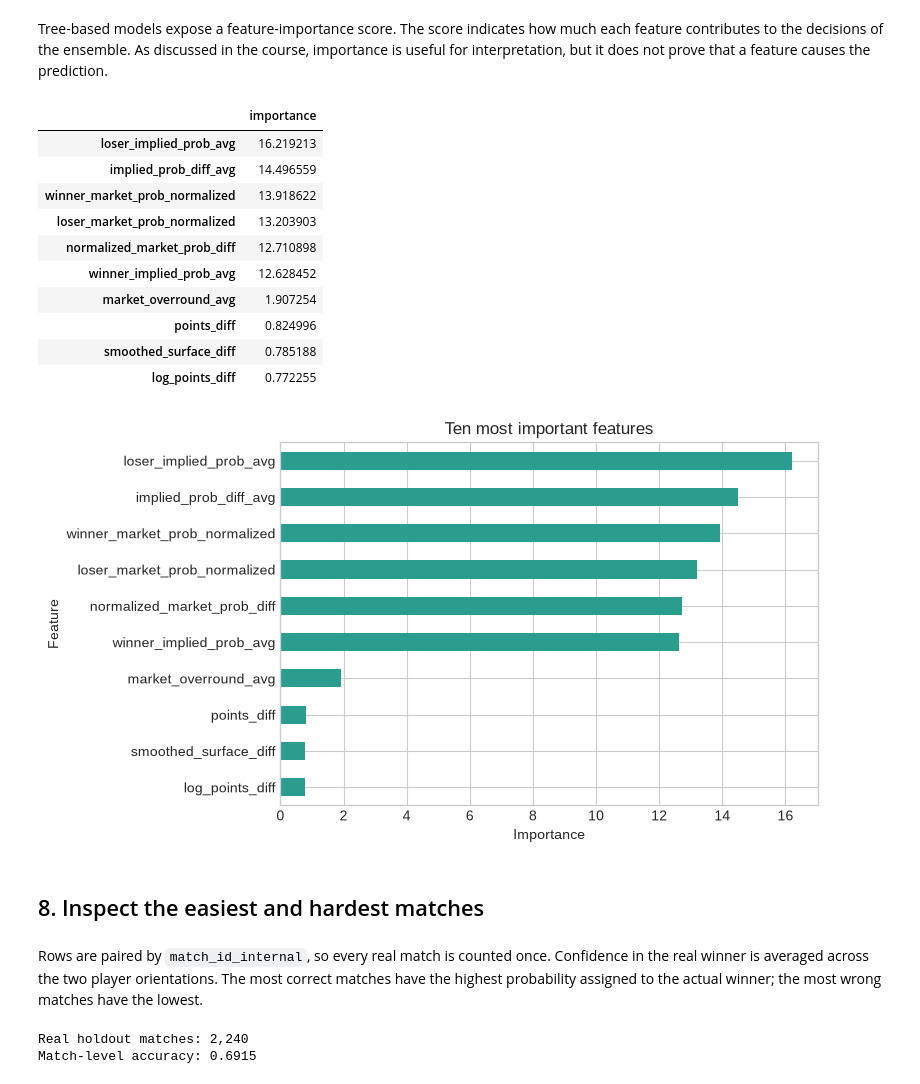
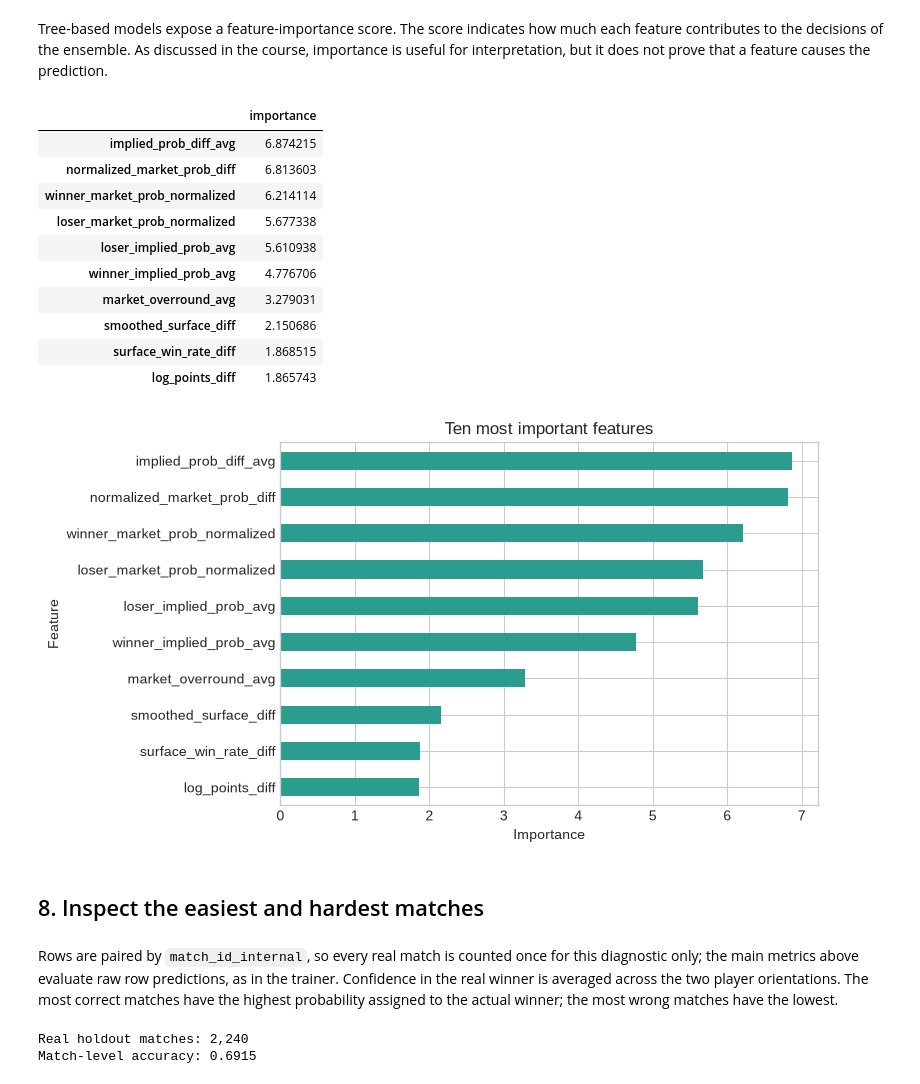
Before and after one commit to K4mp47/tennis_prediction, a Jupyter notebook: docs/catboost_training_analysis.ipynb, the cells around one changed output. Drawn from its saved outputs; the diff is of its cells as text; code cells hidden in the pictures.

Commit message:
docs: refresh CatBoost notebooks from fixed-parameter training

```diff
--- a/docs/catboost_training_analysis.ipynb
+++ b/docs/catboost_training_analysis.ipynb
@@ -150,7 +123,9 @@ X = prepare_catboost_features(
 )
 y = dataset["player_a_win"].astype(int)
 
-train_index, test_index = chronological_holdout_split(dataset["date"], 0.15)
+train_mask, test_mask = chronological_split(dataset)
+train_index = np.flatnonzero(train_mask)
+test_index = np.flatnonzero(test_mask)
 X_train, X_test = X.iloc[train_index], X.iloc[test_index]
 y_train, y_test = y.iloc[train_index], y.iloc[test_index]
 
@@ -208,11 +173,5 @@ The grid controls:
 # %%
-print("Parameter grid:")
-display(pd.Series(training_metrics["parameter_grid"], name="tested values").to_frame())
-
-cv_metric = training_metrics.get("selection_metric", "accuracy")
-cv_score = training_metrics.get("best_cv_accuracy")
-if cv_score is None:
-    cv_score = training_metrics["best_cv_score"]
-print(f"Best cross-validation {cv_metric}: {cv_score:.4f}")
-print("Best parameters:", training_metrics["best_params"])
+model = CatBoostClassifier()
+model.load_model(str(MODEL_PATH))
+display(pd.Series(model.get_params(), name="parameters").to_frame())
 # %% [output]
@@ -231,14 +188,0 @@ Best parameters: {'random_strength': 2.0, 'learning_rate': 0.01, 'l2_leaf_reg':
-# %%
-model = CatBoostClassifier(
-    **training_metrics["best_params"],
-    loss_function="Logloss",
-    eval_metric="Logloss",
-    cat_features=categorical_features,
-    random_seed=42,
-    allow_writing_files=False,
-    verbose=False,
-    thread_count=1,
-)
-
-model.fit(X_train, y_train)
-print("Training completed.")
@@ -344,43 +294,48 @@ does not prove that a feature causes the prediction.
 # %%
 feature_importance = (
     pd.Series(
-        np.asarray(model.feature_importances_, dtype=float),
+        model.get_feature_importance(
+            Pool(X_train, y_train, cat_features=categorical_features)
+        ),
         index=feature_names,
         name="importance",
     )
     .sort_values(ascending=False)
 )
 
+assert np.isfinite(feature_importance).all()
+assert feature_importance.sum() > 0
 display(feature_importance.head(10).to_frame())
 
 ax = feature_importance.head(10).sort_values().plot(
     kind="barh",
     figsize=(8, 4.5),
     color="#2a9d8f",
 )
 ax.set_title("Ten most important features")
 ax.set_xlabel("Importance")
 ax.set_ylabel("Feature")
 plt.tight_layout()
 plt.show()
 # %% [output]
 |  | importance |
-| loser_implied_prob_avg | 16.219213 |
-| implied_prob_diff_avg | 14.496559 |
-| winner_market_prob_normalized | 13.918622 |
-| loser_market_prob_normalized | 13.203903 |
-| normalized_market_prob_diff | 12.710898 |
-| winner_implied_prob_avg | 12.628452 |
-| market_overround_avg | 1.907254 |
-| points_diff | 0.824996 |
-| smoothed_surface_diff | 0.785188 |
-| log_points_diff | 0.772255 |
+| implied_prob_diff_avg | 6.874215 |
+| normalized_market_prob_diff | 6.813603 |
+| winner_market_prob_normalized | 6.214114 |
+| loser_market_prob_normalized | 5.677338 |
+| loser_implied_prob_avg | 5.610938 |
+| winner_implied_prob_avg | 4.776706 |
+| market_overround_avg | 3.279031 |
+| smoothed_surface_diff | 2.150686 |
+| surface_win_rate_diff | 1.868515 |
+| log_points_diff | 1.865743 |
-[figure, old version]
+[figure, new version]
 # %% [markdown]
 ## 8. Inspect the easiest and hardest matches
 # %% [markdown]
 Rows are paired by `match_id_internal`, so every real match is
-counted once. Confidence in the real winner is averaged across the two player
+counted once for this diagnostic only; the main metrics above evaluate raw
+row predictions, as in the trainer. Confidence in the real winner is averaged across the two player
 orientations. The most correct matches have the highest probability assigned
 to the actual winner; the most wrong matches have the lowest.
 # %%
```
Also changed, not shown: parts of 18 cells of this notebook, 6 other files.
